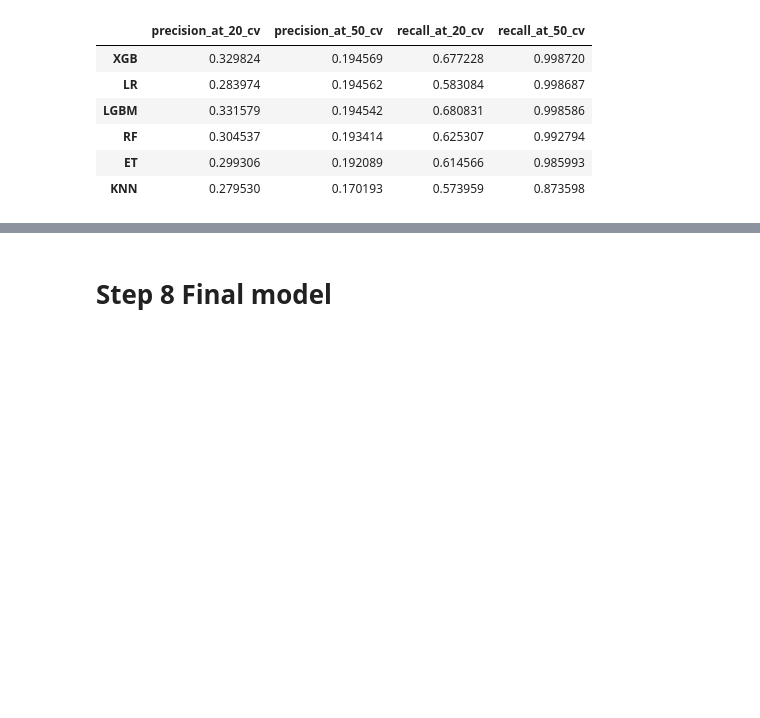
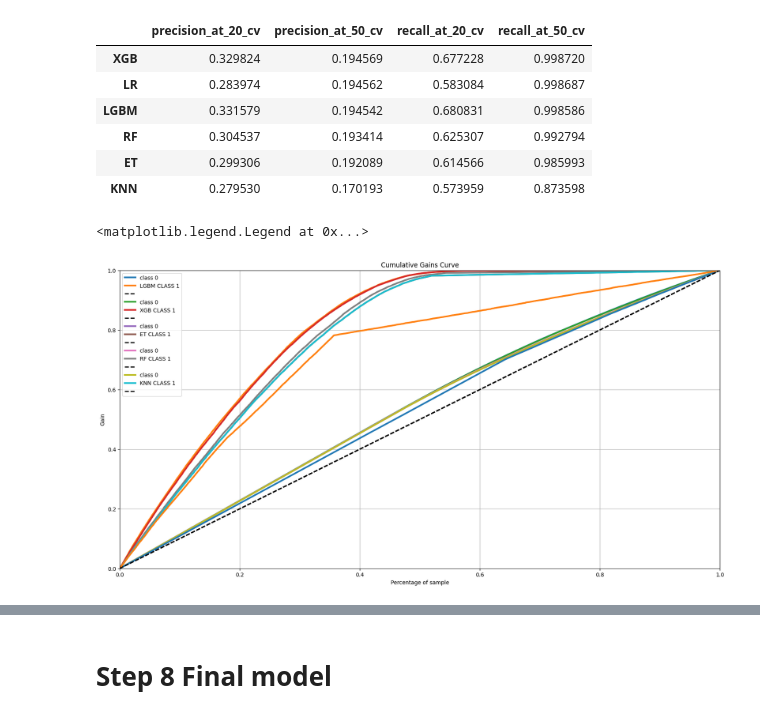
Before and after one commit to Eduardo-95-DS/Car-Insurance-Interest, a Jupyter notebook: notebooks/look_1.0-ear-health-insurance-cross-sell.ipynb, the cells around one changed output, grey strips where cells are left out. Cells and saved outputs as stored; diff of their text form; code cells hidden in the pictures; blank space fills up the shorter version.

```diff
--- a/notebooks/look_1.0-ear-health-insurance-cross-sell.ipynb
+++ b/notebooks/look_1.0-ear-health-insurance-cross-sell.ipynb
@@ -1717,3 +1750,38 @@ Best recall at 50%
 | RF | 0.304537 | 0.193414 | 0.625307 | 0.992794 |
 | ET | 0.299306 | 0.192089 | 0.614566 | 0.985993 |
 | KNN | 0.279530 | 0.170193 | 0.573959 | 0.873598 |
+# %%
+rcParams['figure.figsize'] = 20,10
+
+
+grid=gridspec.GridSpec(1,1)
+
+ax1 = plt.subplot(grid[0,0])
+skplt.metrics.plot_cumulative_gain(y_train,lgbm_cv,ax=ax1);
+
+ax2 = plt.subplot(grid[0,0])
+skplt.metrics.plot_cumulative_gain(y_train,xgb_cv,ax=ax2);
+# ax2.legend(['CLASS','LGBM CLASS 1','BASELINE','CLASS 0','XGB CLASS 1']);
+
+ax3 = plt.subplot(grid[0,0])
+skplt.metrics.plot_cumulative_gain(y_train,et_cv,ax=ax3);
+# ax3.legend(['class 0','LGBM CLASS 1','','class 0','XGB CLASS 1','','class 0','ET CLASS 1']);
+
+ax4 = plt.subplot(grid[0,0])
+skplt.metrics.plot_cumulative_gain(y_train,rf_cv,ax=ax4);
+# ax4.legend(['class 0','LGBM CLASS 1','','class 0','XGB CLASS 1','','class 0','ET CLASS 1']);
+
+ax5 = plt.subplot(grid[0,0])
+skplt.metrics.plot_cumulative_gain(y_train,et_cv,ax=ax5);
+# ax4.legend(['class 0','LGBM CLASS 1','','class 0','XGB CLASS 1','','class 0','ET CLASS 1']);
+
+ax6 = plt.subplot(grid[0,0])
+skplt.metrics.plot_cumulative_gain(y_train,knn_cv,ax=ax6);
+ax6.legend(['class 0','LGBM CLASS 1','',
+            'class 0','XGB CLASS 1' ,'',
+            'class 0','ET CLASS 1'  ,'',
+            'class 0','RF CLASS 1'  ,'',
+            'class 0','KNN CLASS 1' ,''  ])
+# %% [output]
+<matplotlib.legend.Legend at 0x...>
+[figure, added]
```
Also changed, not shown: parts of 6 cells of this notebook.
